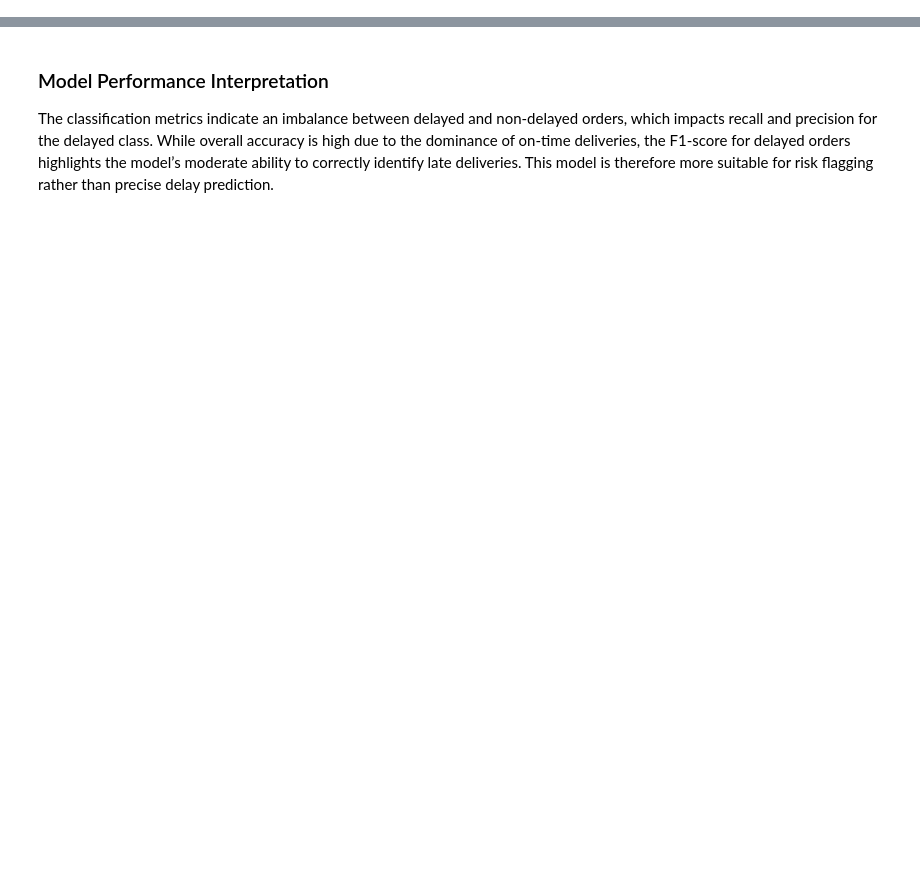
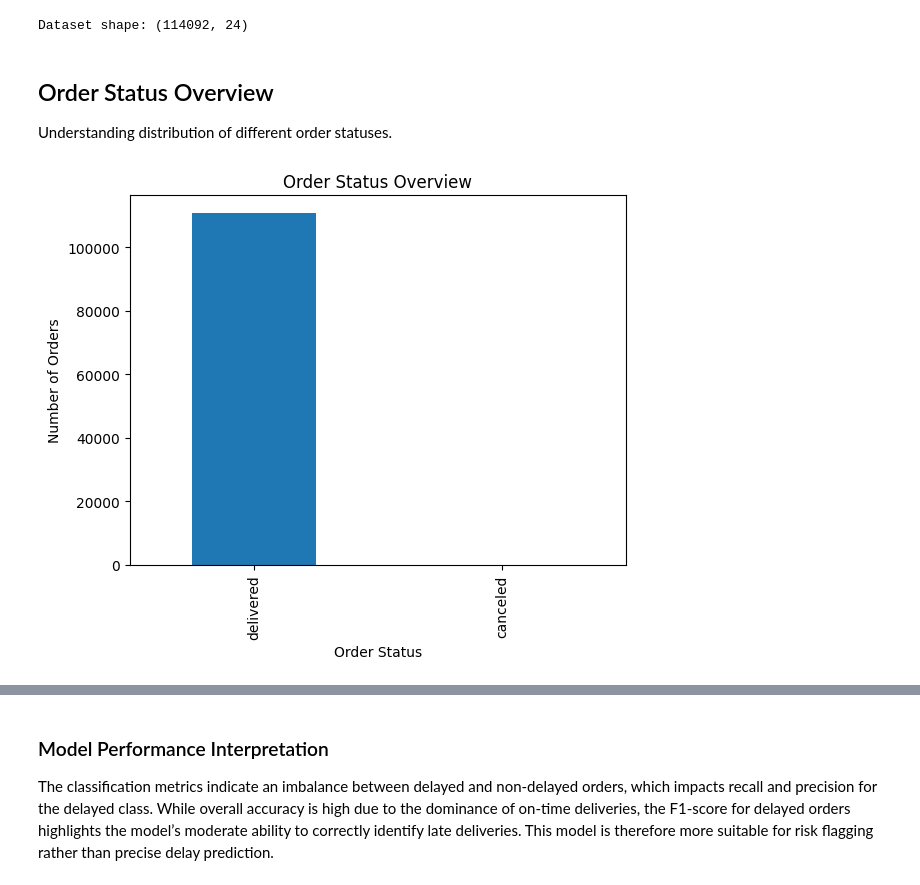
Before and after one commit to Anshika15P/Olist-Delivery-Performance-Customer-Satisfaction-Optimization, a Jupyter notebook: e-commerce delivery performance.ipynb, the cells around one changed output, grey strips where cells are left out. Drawn from its saved outputs; the diff is of its cells as text; code cells hidden in the pictures; blank space fills up the shorter version.

```diff
--- a/e-commerce delivery performance.ipynb
+++ b/e-commerce delivery performance.ipynb
@@ -492,0 +52,51 @@ LogisticRegression(max_iter=1000)
+# %%
+df = orders.merge(customers, on="customer_id", how="left") \
+           .merge(order_items, on="order_id", how="left") \
+           .merge(reviews, on="order_id", how="left")
+
+print("Dataset shape:", df.shape)
+# %% [output]
+Dataset shape: (114092, 24)
+# %%
+date_cols = [
+    "order_purchase_timestamp",
+    "order_approved_at",
+    "order_delivered_customer_date",
+    "order_estimated_delivery_date"
+]
+
+for col in date_cols:
+    df[col] = pd.to_datetime(df[col])
+
+df = df.dropna(subset=["order_delivered_customer_date"])
+# %%
+df["delivery_time"] = (
+    df["order_delivered_customer_date"] - df["order_purchase_timestamp"]
+).dt.days
+
+df["expected_time"] = (
+    df["order_estimated_delivery_date"] - df["order_purchase_timestamp"]
+).dt.days
+
+df["delay"] = df["delivery_time"] - df["expected_time"]
+
+df["is_late"] = df["delay"] > 0
+
+df["processing_time"] = (
+    df["order_approved_at"] - df["order_purchase_timestamp"]
+).dt.days
+
+df["shipping_time"] = (
+    df["order_delivered_customer_date"] - df["order_approved_at"]
+).dt.days
+# %% [markdown]
+##  Order Status Overview
+Understanding distribution of different order statuses.
+# %%
+df["order_status"].value_counts().plot(kind="bar")
+plt.title("Order Status Overview")
+plt.xlabel("Order Status")
+plt.ylabel("Number of Orders")
+plt.show()
+# %% [output]
+[figure, added]
```
Also changed, not shown: parts of 114 cells of this notebook, 5 other files.
